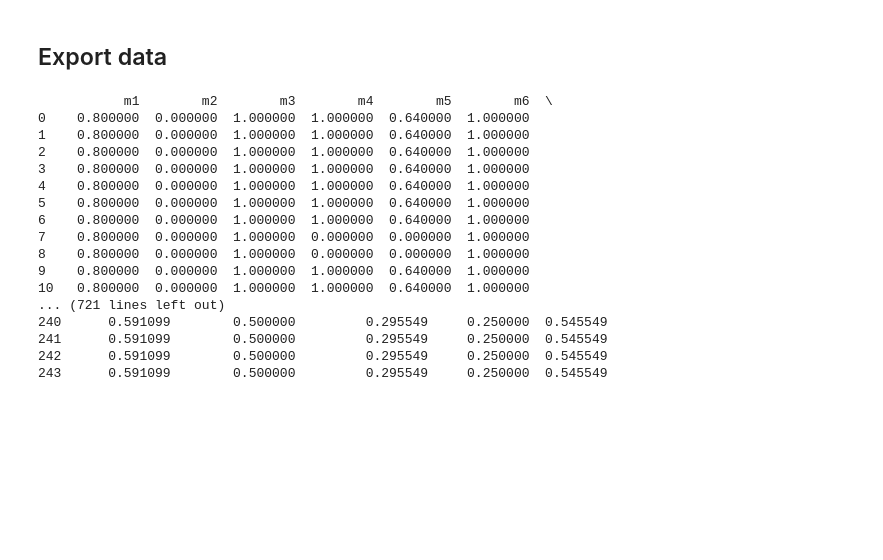
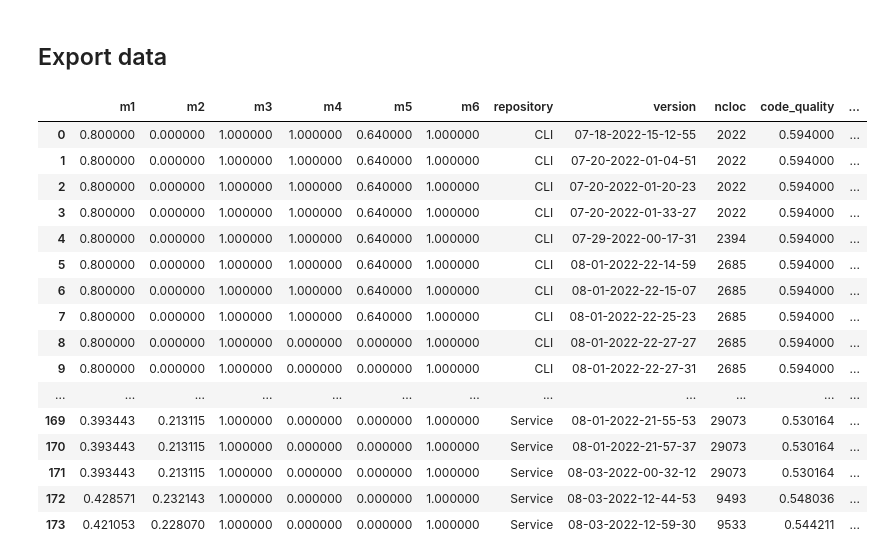
Before and after one commit to fga-eps-mds/Analytics, a Jupyter notebook: analytics.ipynb, the cells around one changed output. Cells and saved outputs as stored; diff of their text form; code cells hidden in the pictures; blank space fills up the shorter version.

Commit message:
Formated view of metrics

```diff
--- a/analytics.ipynb
+++ b/analytics.ipynb
@@ -597,30 +603,32 @@ plt.show()
 # %%
-metrics_list = metrics.values()
+# Just to print in a format that is easier to read
 
-metrics_df = pd.concat(metrics_list, ignore_index=True)
+metrics_show = metrics_df.copy()
 
-print(metrics_df)
+metrics_show['repository'] = metrics_show['repository'].str.split('-').str[-1]
+
+display(metrics_show)
 
 current_datetime = datetime.datetime.now().strftime("%m-%d-%Y--%H-%M-%S")
 
 metrics_df.to_excel('./data/fga-eps-mds-2022-2-MeasureSoftGram--{}.xlsx'.format(current_datetime), index = False)
 
 metrics_df.to_csv('./data/fga-eps-mds-2022-2-MeasureSoftGram--{}.csv'.format(current_datetime), index = False)
 # %% [output]
-           m1        m2        m3        m4        m5        m6  \
-0    0.800000  0.000000  1.000000  1.000000  0.640000  1.000000
-1    0.800000  0.000000  1.000000  1.000000  0.640000  1.000000
-2    0.800000  0.000000  1.000000  1.000000  0.640000  1.000000
-3    0.800000  0.000000  1.000000  1.000000  0.640000  1.000000
-4    0.800000  0.000000  1.000000  1.000000  0.640000  1.000000
-5    0.800000  0.000000  1.000000  1.000000  0.640000  1.000000
-6    0.800000  0.000000  1.000000  1.000000  0.640000  1.000000
-7    0.800000  0.000000  1.000000  0.000000  0.000000  1.000000
-8    0.800000  0.000000  1.000000  0.000000  0.000000  1.000000
-9    0.800000  0.000000  1.000000  1.000000  0.640000  1.000000
-10   0.800000  0.000000  1.000000  1.000000  0.640000  1.000000
-... (721 lines left out)
-240      0.591099        0.500000         0.295549     0.250000  0.545549
-241      0.591099        0.500000         0.295549     0.250000  0.545549
-242      0.591099        0.500000         0.295549     0.250000  0.545549
-243      0.591099        0.500000         0.295549     0.250000  0.545549
+|  | m1 | m2 | m3 | m4 | m5 | m6 | repository | version | ncloc | code_quality | ... |
+| 0 | 0.800000 | 0.000000 | 1.000000 | 1.000000 | 0.640000 | 1.000000 | CLI | 07-18-2022-15-12-55 | 2022 | 0.594000 | ... |
+| 1 | 0.800000 | 0.000000 | 1.000000 | 1.000000 | 0.640000 | 1.000000 | CLI | 07-20-2022-01-04-51 | 2022 | 0.594000 | ... |
+| 2 | 0.800000 | 0.000000 | 1.000000 | 1.000000 | 0.640000 | 1.000000 | CLI | 07-20-2022-01-20-23 | 2022 | 0.594000 | ... |
+| 3 | 0.800000 | 0.000000 | 1.000000 | 1.000000 | 0.640000 | 1.000000 | CLI | 07-20-2022-01-33-27 | 2022 | 0.594000 | ... |
+| 4 | 0.800000 | 0.000000 | 1.000000 | 1.000000 | 0.640000 | 1.000000 | CLI | 07-29-2022-00-17-31 | 2394 | 0.594000 | ... |
+| 5 | 0.800000 | 0.000000 | 1.000000 | 1.000000 | 0.640000 | 1.000000 | CLI | 08-01-2022-22-14-59 | 2685 | 0.594000 | ... |
+| 6 | 0.800000 | 0.000000 | 1.000000 | 1.000000 | 0.640000 | 1.000000 | CLI | 08-01-2022-22-15-07 | 2685 | 0.594000 | ... |
+| 7 | 0.800000 | 0.000000 | 1.000000 | 1.000000 | 0.640000 | 1.000000 | CLI | 08-01-2022-22-25-23 | 2685 | 0.594000 | ... |
+| 8 | 0.800000 | 0.000000 | 1.000000 | 0.000000 | 0.000000 | 1.000000 | CLI | 08-01-2022-22-27-27 | 2685 | 0.594000 | ... |
+| 9 | 0.800000 | 0.000000 | 1.000000 | 0.000000 | 0.000000 | 1.000000 | CLI | 08-01-2022-22-27-31 | 2685 | 0.594000 | ... |
+| ... | ... | ... | ... | ... | ... | ... | ... | ... | ... | ... | ... |
+| 169 | 0.393443 | 0.213115 | 1.000000 | 0.000000 | 0.000000 | 1.000000 | Service | 08-01-2022-21-55-53 | 29073 | 0.530164 | ... |
+| 170 | 0.393443 | 0.213115 | 1.000000 | 0.000000 | 0.000000 | 1.000000 | Service | 08-01-2022-21-57-37 | 29073 | 0.530164 | ... |
+| 171 | 0.393443 | 0.213115 | 1.000000 | 0.000000 | 0.000000 | 1.000000 | Service | 08-03-2022-00-32-12 | 29073 | 0.530164 | ... |
+| 172 | 0.428571 | 0.232143 | 1.000000 | 0.000000 | 0.000000 | 1.000000 | Service | 08-03-2022-12-44-53 | 9493 | 0.548036 | ... |
+| 173 | 0.421053 | 0.228070 | 1.000000 | 0.000000 | 0.000000 | 1.000000 | Service | 08-03-2022-12-59-30 | 9533 | 0.544211 | ... |
```
Also changed, not shown: parts of 7 cells of this notebook.
